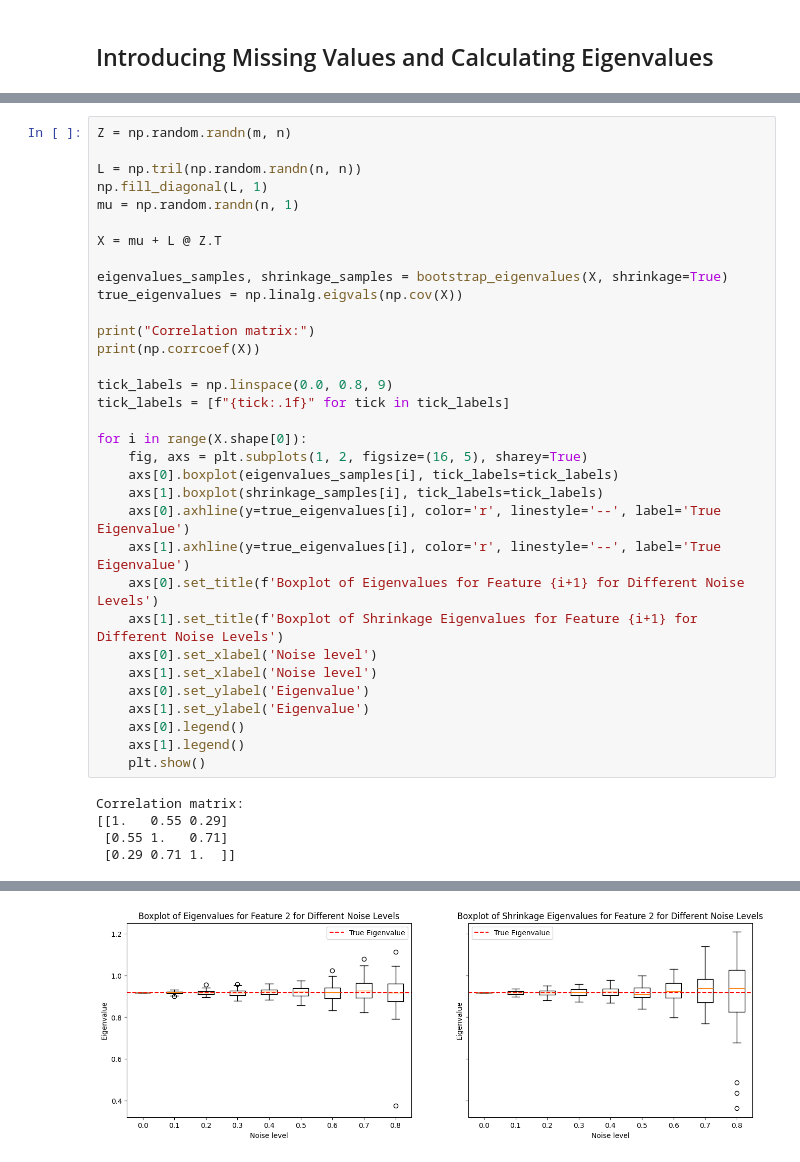
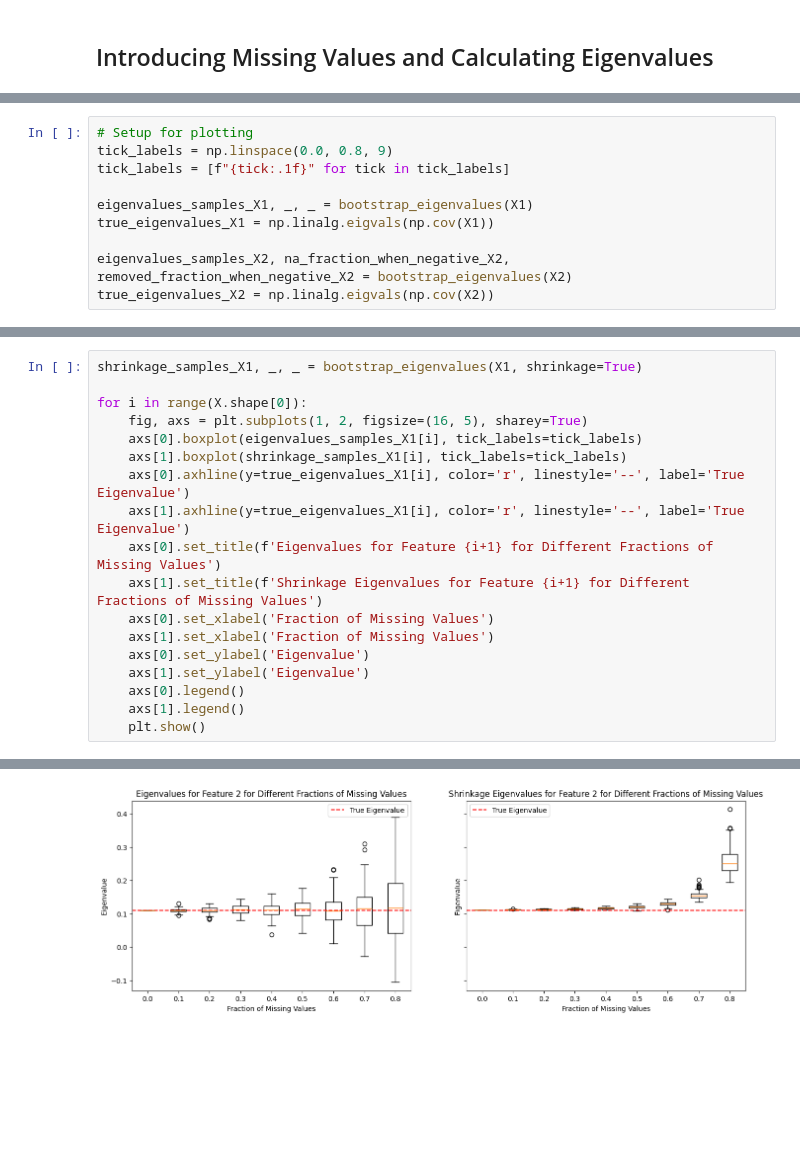
Before and after one commit to Sondringsen/data-science, a Jupyter notebook: negative_eigenvalues/empirical_eigenvalues.ipynb, the cells around one changed output, grey strips where cells are left out. Cells and saved outputs as stored; diff of their text form; blank space fills up the shorter version.

Commit message:
finished noisy eigenvalues notebook

```diff
--- a/negative_eigenvalues/empirical_eigenvalues.ipynb
+++ b/negative_eigenvalues/empirical_eigenvalues.ipynb
@@ -126 +193,11 @@ In the below examples we see that the estimation of the covariance matrix and th
+# %%
+# Setup for plotting
+tick_labels = np.linspace(0.0, 0.8, 9)
+tick_labels = [f"{tick:.1f}" for tick in tick_labels]
+
+eigenvalues_samples_X1, _, _ = bootstrap_eigenvalues(X1)
+true_eigenvalues_X1 = np.linalg.eigvals(np.cov(X1))
+
+eigenvalues_samples_X2, na_fraction_when_negative_X2, removed_fraction_when_negative_X2 = bootstrap_eigenvalues(X2)
+true_eigenvalues_X2 = np.linalg.eigvals(np.cov(X2))
 # %%
@@ -200,38 +256,19 @@ There are several ways one could handle this. One way to deal with this is Ledoi
 # %%
-Z = np.random.randn(m, n)
-
-L = np.tril(np.random.randn(n, n))
-np.fill_diagonal(L, 1)
-mu = np.random.randn(n, 1)
-
-X = mu + L @ Z.T
-
-eigenvalues_samples, shrinkage_samples = bootstrap_eigenvalues(X, shrinkage=True)
-true_eigenvalues = np.linalg.eigvals(np.cov(X))
-
-print("Correlation matrix:")
-print(np.corrcoef(X))
-
-tick_labels = np.linspace(0.0, 0.8, 9)
-tick_labels = [f"{tick:.1f}" for tick in tick_labels]
+shrinkage_samples_X1, _, _ = bootstrap_eigenvalues(X1, shrinkage=True)
 
 for i in range(X.shape[0]):
     fig, axs = plt.subplots(1, 2, figsize=(16, 5), sharey=True)
-    axs[0].boxplot(eigenvalues_samples[i], tick_labels=tick_labels)
-    axs[1].boxplot(shrinkage_samples[i], tick_labels=tick_labels)
-    axs[0].axhline(y=true_eigenvalues[i], color='r', linestyle='--', label='True Eigenvalue')
-    axs[1].axhline(y=true_eigenvalues[i], color='r', linestyle='--', label='True Eigenvalue')
-    axs[0].set_title(f'Boxplot of Eigenvalues for Feature {i+1} for Different Noise Levels')
-    axs[1].set_title(f'Boxplot of Shrinkage Eigenvalues for Feature {i+1} for Different Noise Levels')
-    axs[0].set_xlabel('Noise level')
-    axs[1].set_xlabel('Noise level')
+    axs[0].boxplot(eigenvalues_samples_X1[i], tick_labels=tick_labels)
+    axs[1].boxplot(shrinkage_samples_X1[i], tick_labels=tick_labels)
+    axs[0].axhline(y=true_eigenvalues_X1[i], color='r', linestyle='--', label='True Eigenvalue')
+    axs[1].axhline(y=true_eigenvalues_X1[i], color='r', linestyle='--', label='True Eigenvalue')
+    axs[0].set_title(f'Eigenvalues for Feature {i+1} for Different Fractions of Missing Values')
+    axs[1].set_title(f'Shrinkage Eigenvalues for Feature {i+1} for Different Fractions of Missing Values')
+    axs[0].set_xlabel('Fraction of Missing Values')
+    axs[1].set_xlabel('Fraction of Missing Values')
     axs[0].set_ylabel('Eigenvalue')
     axs[1].set_ylabel('Eigenvalue')
     axs[0].legend()
     axs[1].legend()
     plt.show()
 # %% [output]
-Correlation matrix:
-[[1.   0.55 0.29]
- [0.55 1.   0.71]
- [0.29 0.71 1.  ]]
@@ -239 +276 @@ Correlation matrix:
-[figure, old version]
+[figure, new version]
```
Also changed, not shown: parts of 18 cells of this notebook, 1 other file.
